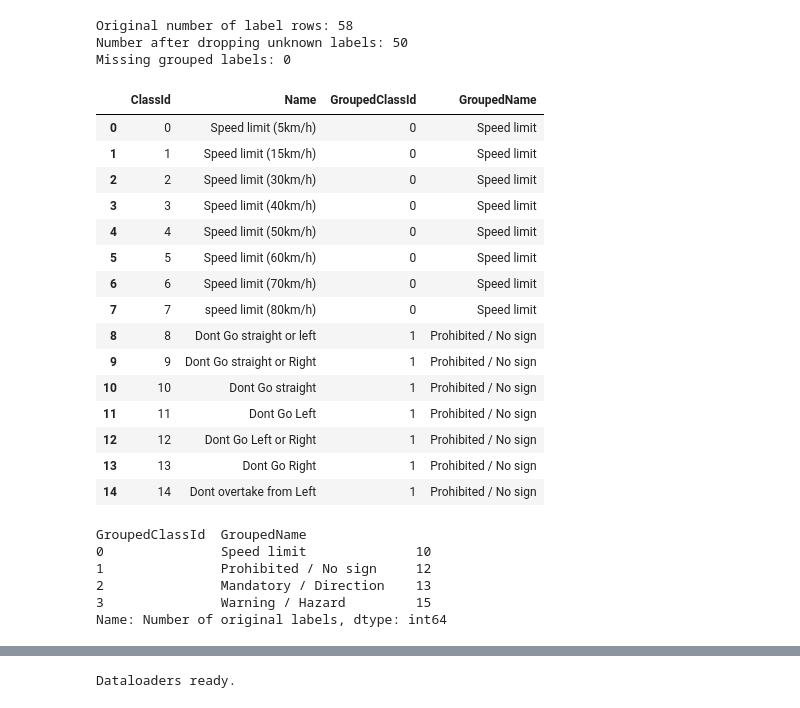
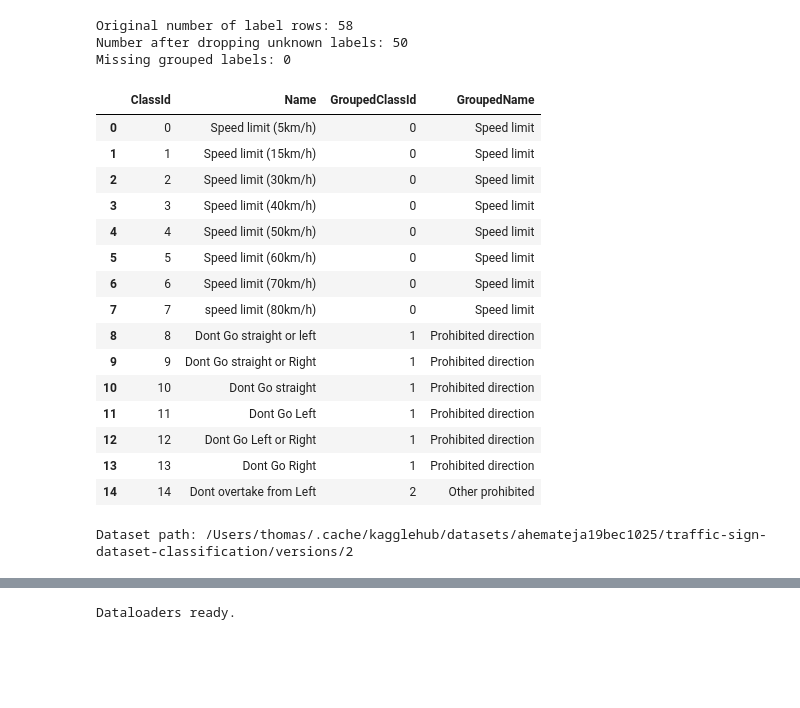
Before and after one commit to toboggann/ProjectT, a Jupyter notebook: py.ipynb, the cells around one changed output, grey strips where cells are left out. Drawn from its saved outputs; the diff is of its cells as text; code cells hidden in the pictures; blank space fills up the shorter version.

```diff
--- a/py.ipynb
+++ b/py.ipynb
@@ -76,72 +76,79 @@ labels_df.head()
 | 3 | 3 | Speed limit (40km/h) |
 | 4 | 4 | Speed limit (50km/h) |
 # %%
-#Used Chat GPT to find a good way to group the signs instead of using 58 classes
-#we use 4 and dropped all the classes named "unknown"
+# Used ChatGPT to help group the 58 original traffic sign classes
+# into fewer meaningful categories. Unknown classes are dropped.
+
 group_map = {
-    # 0: Speed limit
+    # 0: Speed limit signs
     0: 0, 1: 0, 2: 0, 3: 0, 4: 0, 5: 0, 6: 0, 7: 0, 18: 0, 19: 0,
 
-    # 1: Prohibited / No signs
-    8: 1, 9: 1, 10: 1, 11: 1, 12: 1, 13: 1, 14: 1, 15: 1,
-    16: 1, 17: 1, 54: 1, 55: 1,
+    # 1: Prohibited direction / movement signs
+    8: 1, 9: 1, 10: 1, 11: 1, 12: 1, 13: 1, 15: 1,
 
-    # 2: Mandatory / Direction
-    20: 2, 21: 2, 22: 2, 23: 2, 24: 2, 25: 2, 26: 2, 27: 2,
-    29: 2, 31: 2, 43: 2, 44: 2, 53: 2,
+    # 2: Other prohibited signs
+    14: 2, 16: 2, 17: 2, 54: 2, 55: 2,
 
-    # 3: Warning / Hazard / Road condition
-    28: 3, 30: 3, 32: 3, 33: 3, 34: 3, 35: 3, 36: 3, 37: 3,
-    38: 3, 39: 3, 46: 3, 47: 3, 48: 3, 50: 3, 51: 3,
+    # 3: Mandatory direction signs
+    20: 3, 21: 3, 22: 3, 23: 3, 24: 3, 25: 3, 26: 3, 27: 3,
+    31: 3, 43: 3, 44: 3,
+
+    # 4: Crossing / road user warning signs
+    28: 4, 30: 4, 35: 4, 36: 4, 37: 4, 47: 4,
+
+    # 5: Road hazard / road condition warning signs
+    32: 5, 34: 5, 38: 5, 39: 5, 46: 5, 48: 5, 50: 5, 51: 5,
+
+    # 6: Traffic control / other regulatory signs
+    29: 6, 33: 6, 53: 6,
 }
 
 unknown_ids = [40, 41, 42, 45, 49, 52, 56, 57]
 
 class_names = {
     0: "Speed limit",
-    1: "Prohibited / No sign",
-    2: "Mandatory / Direction",
-    3: "Warning / Hazard",
+    1: "Prohibited direction",
+    2: "Other prohibited",
+    3: "Mandatory direction",
+    4: "Crossing / road user warning",
+    5: "Road hazard / condition warning",
+    6: "Traffic control / other regulatory",
 }
-
 # Drop unknown rows from the label table and add grouped labels.
 labels_clean = labels_df[~labels_df["ClassId"].isin(unknown_ids)].copy()
 labels_clean["GroupedClassId"] = labels_clean["ClassId"].map(group_map)
 labels_clean["GroupedName"] = labels_clean["GroupedClassId"].map(class_names)
 
 print("Original number of label rows:", len(labels_df))
 print("Number after dropping unknown labels:", len(labels_clean))
 print("Missing grouped labels:", labels_clean["GroupedClassId"].isna().sum())
 
 labels_clean.head(15)
 # %% [output]
 Original number of label rows: 58
 Number after dropping unknown labels: 50
 Missing grouped labels: 0
 |  | ClassId | Name | GroupedClassId | GroupedName |
 | 0 | 0 | Speed limit (5km/h) | 0 | Speed limit |
 | 1 | 1 | Speed limit (15km/h) | 0 | Speed limit |
 | 2 | 2 | Speed limit (30km/h) | 0 | Speed limit |
 | 3 | 3 | Speed limit (40km/h) | 0 | Speed limit |
 | 4 | 4 | Speed limit (50km/h) | 0 | Speed limit |
 | 5 | 5 | Speed limit (60km/h) | 0 | Speed limit |
 | 6 | 6 | Speed limit (70km/h) | 0 | Speed limit |
 | 7 | 7 | speed limit (80km/h) | 0 | Speed limit |
-| 8 | 8 | Dont Go straight or left | 1 | Prohibited / No sign |
-| 9 | 9 | Dont Go straight or Right | 1 | Prohibited / No sign |
-| 10 | 10 | Dont Go straight | 1 | Prohibited / No sign |
-| 11 | 11 | Dont Go Left | 1 | Prohibited / No sign |
-| 12 | 12 | Dont Go Left or Right | 1 | Prohibited / No sign |
-| 13 | 13 | Dont Go Right | 1 | Prohibited / No sign |
-| 14 | 14 | Dont overtake from Left | 1 | Prohibited / No sign |
+| 8 | 8 | Dont Go straight or left | 1 | Prohibited direction |
+| 9 | 9 | Dont Go straight or Right | 1 | Prohibited direction |
+| 10 | 10 | Dont Go straight | 1 | Prohibited direction |
+| 11 | 11 | Dont Go Left | 1 | Prohibited direction |
+| 12 | 12 | Dont Go Left or Right | 1 | Prohibited direction |
+| 13 | 13 | Dont Go Right | 1 | Prohibited direction |
+| 14 | 14 | Dont overtake from Left | 2 | Other prohibited |
 # %%
 # Show how many original sign labels are in each new group.
 labels_clean.groupby(["GroupedClassId", "GroupedName"])["ClassId"].count().rename("Number of original labels")
+path = kagglehub.dataset_download("ahemateja19bec1025/traffic-sign-dataset-classification")
+print("Dataset path:", path)
 # %% [output]
-GroupedClassId  GroupedName
-0               Speed limit              10
-1               Prohibited / No sign     12
-2               Mandatory / Direction    13
-3               Warning / Hazard         15
-Name: Number of original labels, dtype: int64
+Dataset path: /Users/thomas/.cache/kagglehub/datasets/ahemateja19bec1025/traffic-sign-dataset-classification/versions/2
 # %%
```
Also changed, not shown: parts of 23 cells of this notebook, 2 other files.
